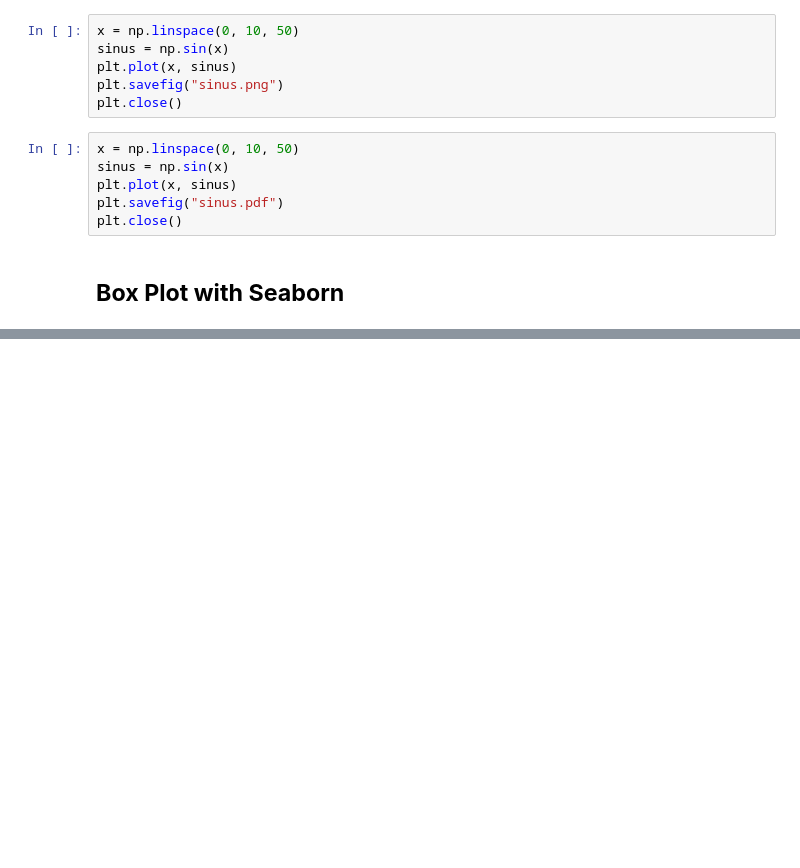
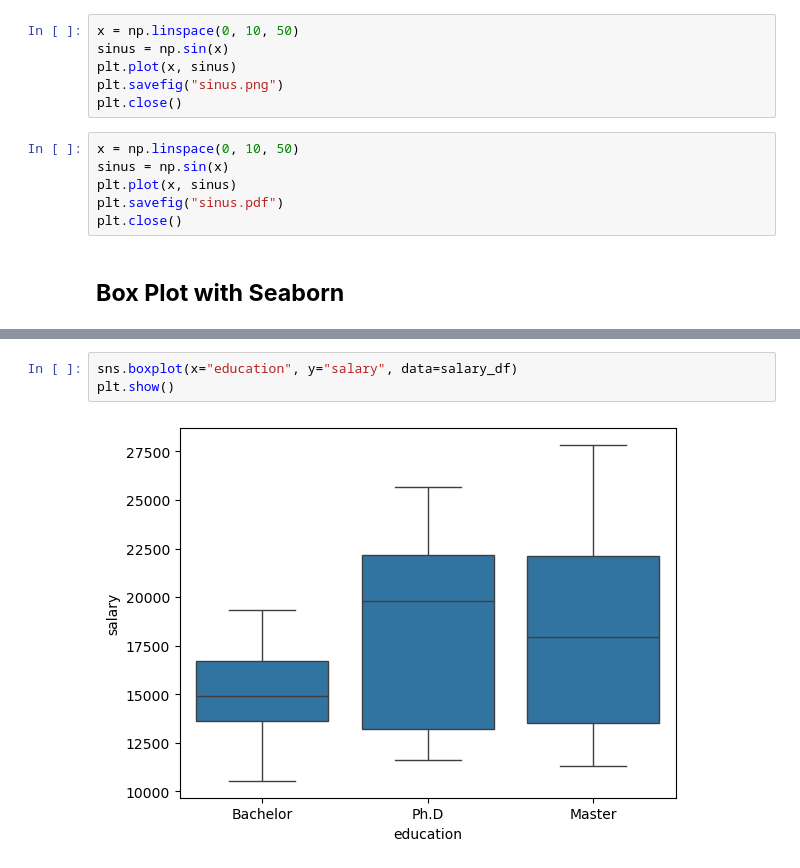
Before and after one commit to toarnabtrainer/SVGI-Data-Science-Course-Batch-1, a Jupyter notebook: Data Visualization.ipynb, the cells around one changed output, grey strips where cells are left out. Cells and saved outputs as stored; diff of their text form; blank space fills up the shorter version.

```diff
--- a/Data Visualization.ipynb
+++ b/Data Visualization.ipynb
@@ -253,0 +267,5 @@ plt.close()
+# %%
+sns.boxplot(x="education", y="salary", data=salary_df)
+plt.show()
+# %% [output]
+[figure, added]
```
Also changed, not shown: parts of 9 cells of this notebook.
